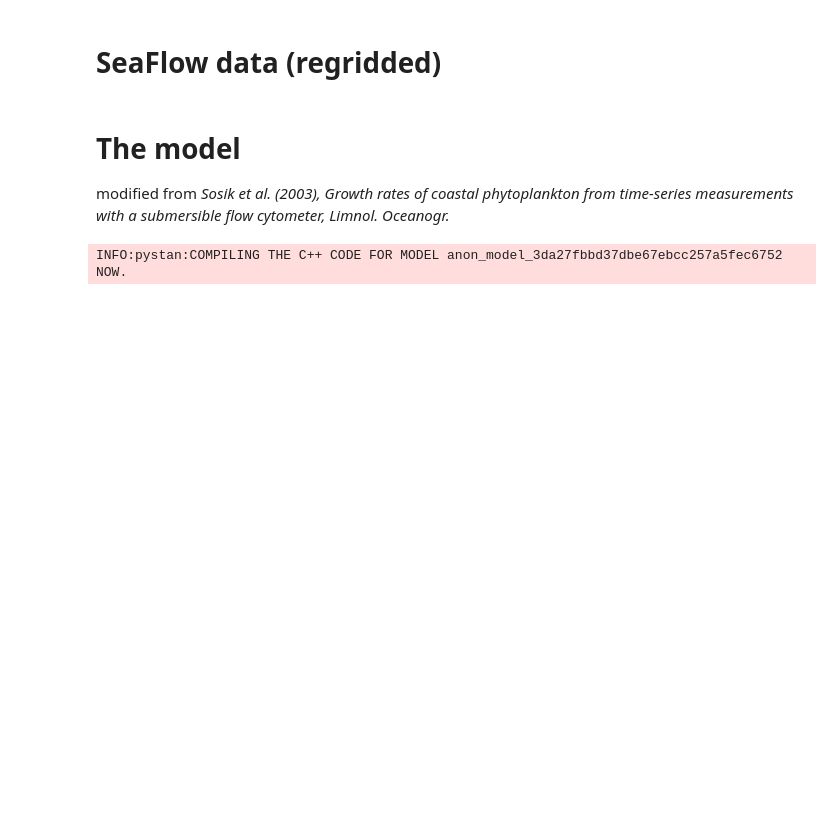
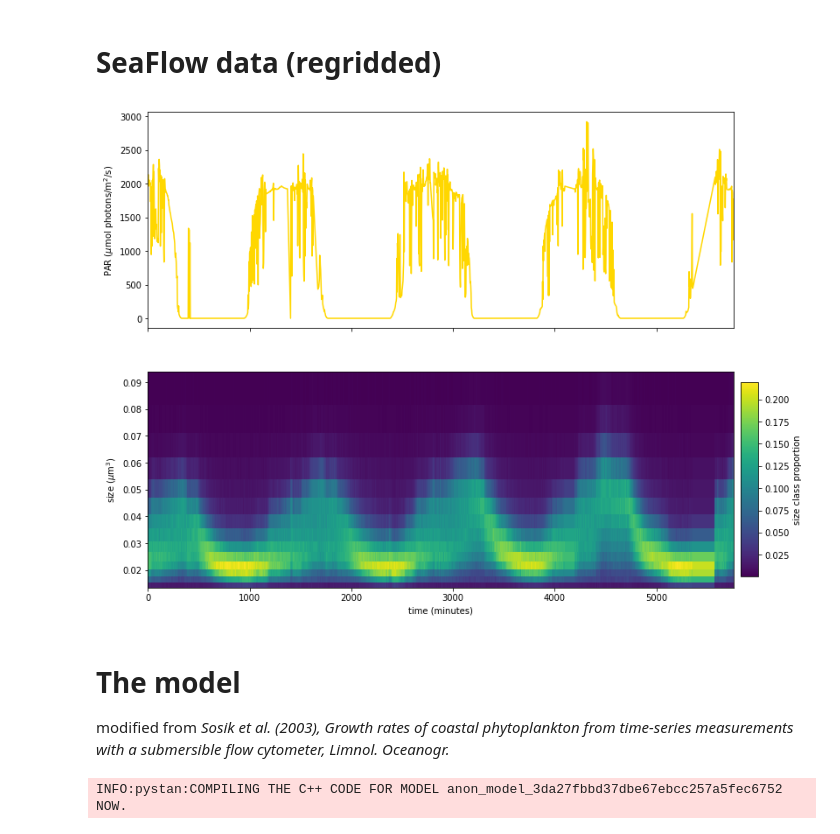
Before and after one commit to CBIOMES/bayesian_cbiomes, a Jupyter notebook: case_studies/matrixpop/matrixmodel_seaflow_py.ipynb, the cells around one changed output. Drawn from its saved outputs; the diff is of its cells as text; code cells hidden in the pictures; blank space fills up the shorter version.

Commit message:
made plot show in notebook

```diff
--- a/case_studies/matrixpop/matrixmodel_seaflow_py.ipynb
+++ b/case_studies/matrixpop/matrixmodel_seaflow_py.ipynb
@@ -18,23 +18,25 @@ v = v_min * 2**(np.arange(data_seaflow['m'])*delta_v)
 # %%
 import matplotlib.pyplot as plt
 import matplotlib as mpl
 from mpl_toolkits.axes_grid1.inset_locator import inset_axes
 
 def add_colorbar(ax, **cbarargs):
     axins_cbar = inset_axes(ax, width='3%', height='90%', loc=5, bbox_to_anchor=(0.05,0.0,1,1), bbox_transform=ax.transAxes)
     mpl.colorbar.ColorbarBase(axins_cbar, orientation='vertical', **cbarargs)
 
 fig,axs = plt.subplots(nrows=2, sharex=True, figsize=(12,10))
 
 ax = axs[0]
 ax.plot(data_seaflow['time'], data_seaflow['PAR'], color='gold')
 ax.set(ylabel='PAR ($\mu$mol photons/m$^{2}$/s)')
 
 ax = axs[1]
 pc = ax.pcolormesh(data_seaflow['time'],v,data_seaflow['w_obs'])
 ax.set(ylabel='size ($\mu$m$^3$)', xlabel='time (minutes)')
-add_colorbar(ax, norm=pc.norm, cmap=pc.cmap, label='fraction')
+add_colorbar(ax, norm=pc.norm, cmap=pc.cmap, label='size class proportion')
 None
+# %% [output]
+[figure, added]
 # %% [markdown]
 # The model
 
```
